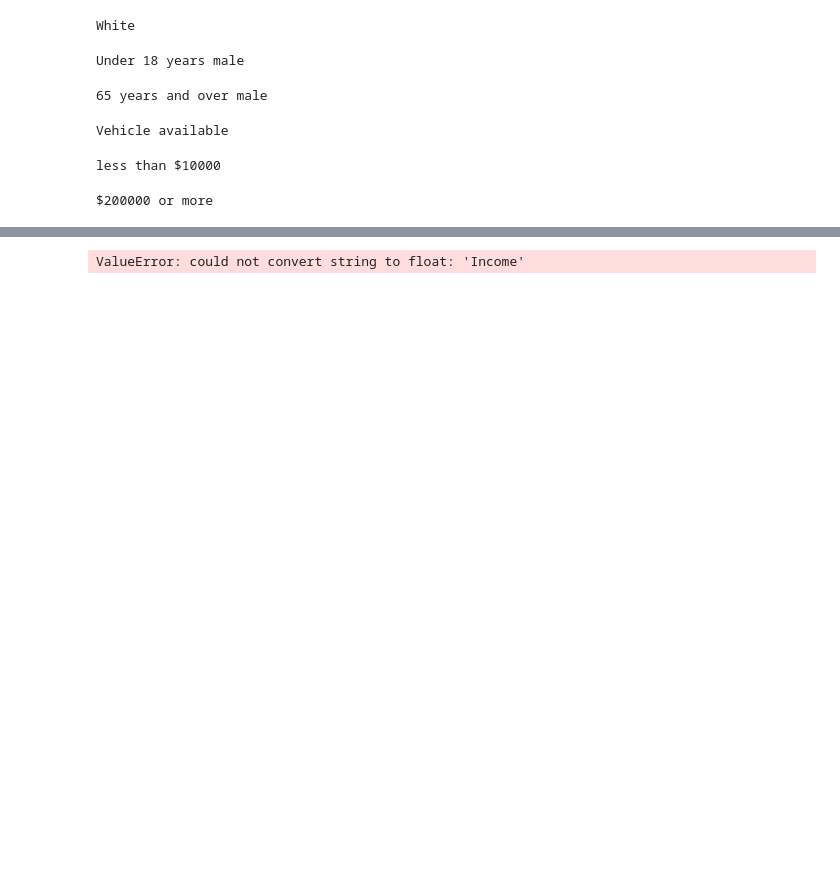
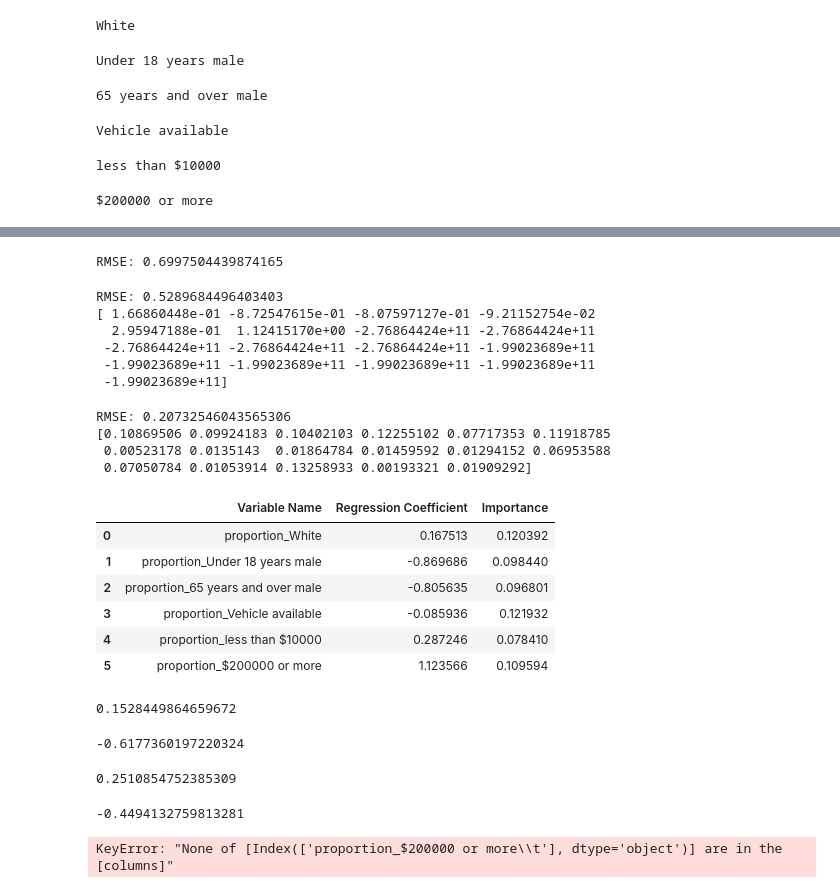
Before and after one commit to slazien/cse6242_backend, a Jupyter notebook: src/Regression.ipynb, the cells around one changed output, grey strips where cells are left out. Drawn from its saved outputs; the diff is of its cells as text; code cells hidden in the pictures; blank space fills up the shorter version.

Commit message:
Updated Regression file

```diff
--- a/src/Regression.ipynb
+++ b/src/Regression.ipynb
@@ -146,2 +192,7 @@ X_train, X_test, y_train, y_test = train_test_split(X, y, test_size=0.2)
+# %%
+df_accessibility = df_accessibility.dropna(axis = 0, how ='any')
+X = df_accessibility.loc[:, df_accessibility.columns != "accessibility"]
+y = np.log(df_accessibility['accessibility'] + 1)
+X_train, X_test, y_train, y_test = train_test_split(X, y, test_size=0.2)
 # %%
 lr = LinearRegression()
@@ -152,6 +202,69 @@ model = lr
+# %%
+#baseline model
+y_pred = [np.mean(y)] * len(y_test)
+print("RMSE: " + str(mean_squared_error(list(y_test), y_pred)))
+# %% [output]
+RMSE: 0.6997504439874165
 # %%
+model = lr
 model.fit(X_train, y_train)
 y_pred = model.predict(X_test)
-print("RMSE: " + str(mean_squared_error(y_train, y_pred)))
+print("RMSE: " + str(mean_squared_error(list(y_test), y_pred)))
+print(model.coef_)
+lr_coef = model.coef_
 # %% [output]
-ValueError: could not convert string to float: 'Income'
+RMSE: 0.5289684496403403
+[ 1.66860448e-01 -8.72547615e-01 -8.07597127e-01 -9.21152754e-02
+  2.95947188e-01  1.12415170e+00 -2.76864424e+11 -2.76864424e+11
+ -2.76864424e+11 -2.76864424e+11 -2.76864424e+11 -1.99023689e+11
+ -1.99023689e+11 -1.99023689e+11 -1.99023689e+11 -1.99023689e+11
+ -1.99023689e+11]
+# %%
+model = ExtraTreeRegressor(max_depth=50, ccp_alpha=0.0)
+model.fit(X_train, y_train)
+y_pred = model.predict(X_test)
+print("RMSE: " + str(mean_squared_error(list(y_test), y_pred)))
+print(model.feature_importances_)
+extra_importances = model.feature_importances_
+# %% [output]
+RMSE: 0.20732546043565306
+[0.10869506 0.09924183 0.10402103 0.12255102 0.07717353 0.11918785
+ 0.00523178 0.0135143  0.01864784 0.01459592 0.01294152 0.06953588
+ 0.07050784 0.01053914 0.13258933 0.00193321 0.01909292]
+# %%
+importance_df = pd.DataFrame({"Variable Name": list(X.keys()), "Regression Coefficient": lr_coef, "Importance": extra_importances})
+# %%
+importance_df[0:6]
+# %% [output]
+|  | Variable Name | Regression Coefficient | Importance |
+| 0 | proportion_White | 0.167513 | 0.120392 |
+| 1 | proportion_Under 18 years male | -0.869686 | 0.098440 |
+| 2 | proportion_65 years and over male | -0.805635 | 0.096801 |
+| 3 | proportion_Vehicle available | -0.085936 | 0.121932 |
+| 4 | proportion_less than $10000 | 0.287246 | 0.078410 |
+| 5 | proportion_$200000 or more | 1.123566 | 0.109594 |
+# %%
+lr.fit(X_train[['proportion_White']], y_train)
+lr.coef_[0]
+# %% [output]
+0.1528449864659672
+# %%
+lr.fit(X_train[['proportion_Under 18 years male']], y_train)
+lr.coef_[0]
+# %% [output]
+-0.6177360197220324
+# %%
+lr.fit(X_train[['proportion_Vehicle available']], y_train)
+lr.coef_[0]
+# %% [output]
+0.2510854752385309
+# %%
+lr.fit(X_train[['proportion_less than $10000']], y_train)
+lr.coef_[0]
+# %% [output]
+-0.4494132759813281
+# %%
+lr.fit(X_train[['proportion_$200000 or more']], y_train)
+lr.coef_[0]
+# %% [output]
+KeyError: "None of [Index(['proportion_$200000 or more\\t'], dtype='object')] are in the [columns]"
```
Also changed, not shown: parts of 20 cells of this notebook.
